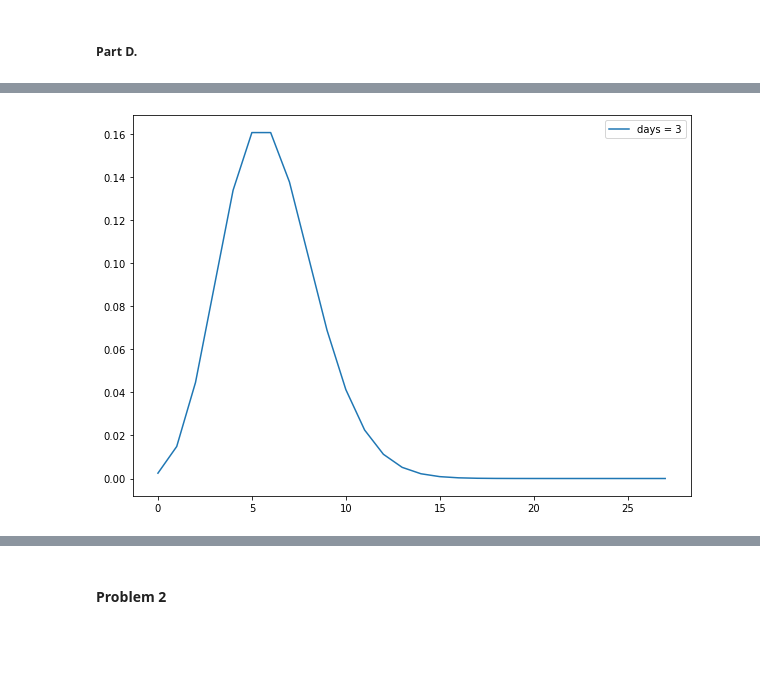
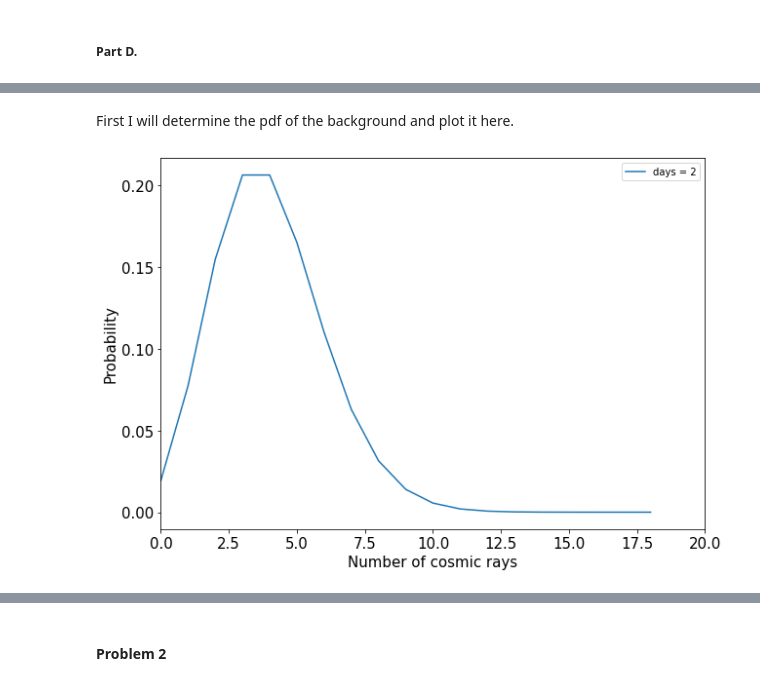
Before and after one commit to jenniv27/phys434, a Jupyter notebook: Labs/Lab2.ipynb, the cells around one changed output, grey strips where cells are left out. Drawn from its saved outputs; the diff is of its cells as text; code cells hidden in the pictures; blank space fills up the shorter version.

```diff
--- a/Labs/Lab2.ipynb
+++ b/Labs/Lab2.ipynb
@@ -56,6 +50,7 @@ Next I will integrate (sum) the background distribution over 2 and 3 days, and p
 # %%
 def calc_bin_width(x):
     size = len(x)
+#     print(size, (x[size-1]-x[0])/size)
     return (x[size-1]-x[0])/size
 
 def normalize(x, y):
@@ -71,11 +66,13 @@ def convolve(n, p):
     conv_prob = p
     for i in range (0, n-1):
         conv_prob = np.convolve(conv_prob, p)
+        size = len(conv_prob)
+        x_values = []
+        for i in range (0, size):
+            x_values.append(i)
 
-    size = len(conv_prob)
-    x_values = []
-    for i in range (0, size):
-        x_values.append(i)
+        conv_prob = normalize(x_values, conv_prob)
+#         print(conv_prob)
 
     return x_values, conv_prob
 
@@ -242,8 +226,14 @@ Let's look at the case of taking measurements over multiple days. Say we take me
+# %% [markdown]
+First I will determine the pdf of the background and plot it here.
 # %%
-x_conv3, conv_prob3 = convolve(3, y_poisson)
+x_conv2, conv_prob2 = convolve(2, y_poisson)
 
-plt.plot(x_conv3, conv_prob3, label = f'days = 3')
+plt.plot(x_conv2, conv_prob2, label = f'days = 2')
+plt.tick_params(labelsize = 15)
+plt.xlabel('Number of cosmic rays', fontsize = 15)
+plt.ylabel('Probability', fontsize = 15)
+plt.xlim(0,20)
 plt.legend()
 plt.show()
 # %% [output]
-[figure, old version]
+[figure, new version]
```
Also changed, not shown: parts of 53 cells of this notebook.
